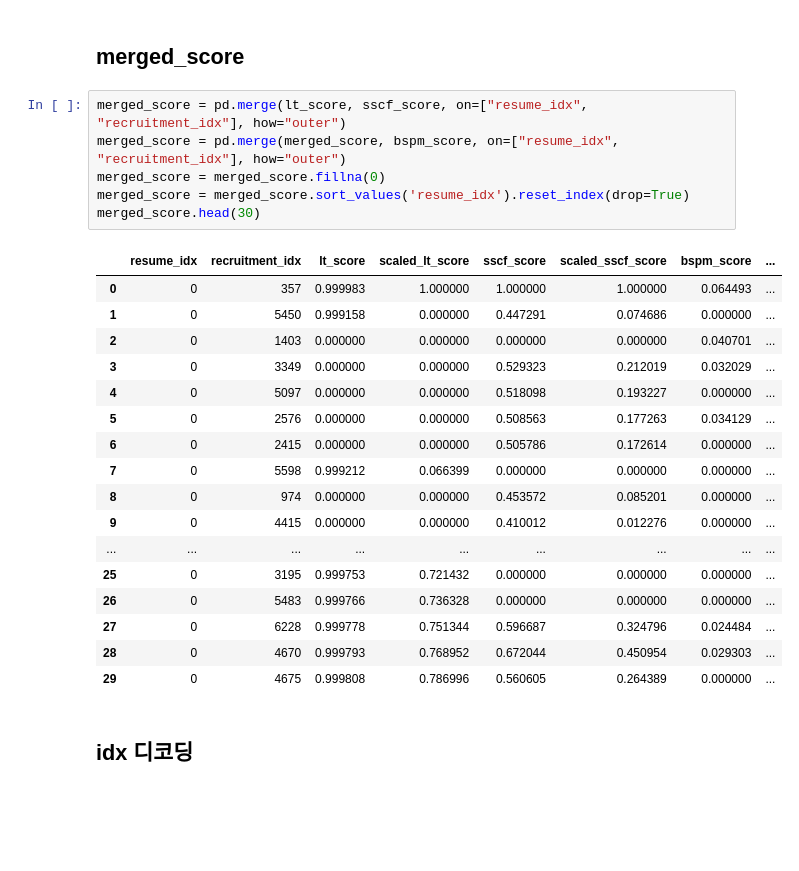
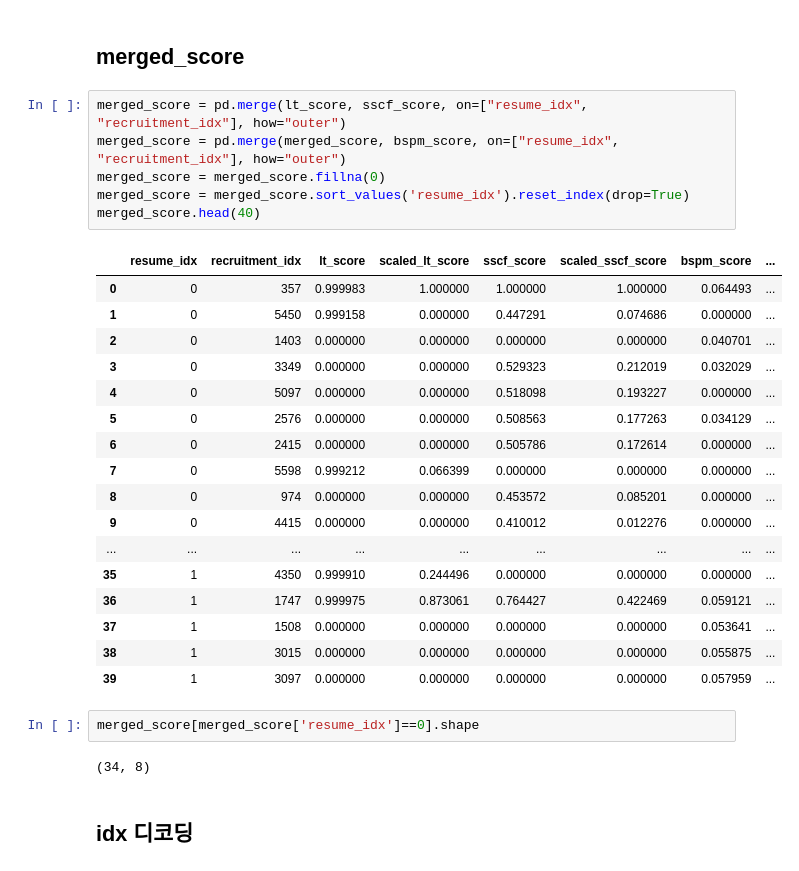
Before and after one commit to tooha289/DACON_Job-Recommendation-System, a Jupyter notebook: Job_Recommendation.ipynb, the cells around one changed output. Cells and saved outputs as stored; diff of their text form; blank space fills up the shorter version.

```diff
--- a/Job_Recommendation.ipynb
+++ b/Job_Recommendation.ipynb
@@ -619,27 +619,31 @@ sscf_score.head(20)
 # %%
 merged_score = pd.merge(lt_score, sscf_score, on=["resume_idx", "recruitment_idx"], how="outer")
 merged_score = pd.merge(merged_score, bspm_score, on=["resume_idx", "recruitment_idx"], how="outer")
 merged_score = merged_score.fillna(0)
 merged_score = merged_score.sort_values('resume_idx').reset_index(drop=True)
-merged_score.head(30)
+merged_score.head(40)
 # %% [output]
 |  | resume_idx | recruitment_idx | lt_score | scaled_lt_score | sscf_score | scaled_sscf_score | bspm_score | ... |
 | 0 | 0 | 357 | 0.999983 | 1.000000 | 1.000000 | 1.000000 | 0.064493 | ... |
 | 1 | 0 | 5450 | 0.999158 | 0.000000 | 0.447291 | 0.074686 | 0.000000 | ... |
 | 2 | 0 | 1403 | 0.000000 | 0.000000 | 0.000000 | 0.000000 | 0.040701 | ... |
 | 3 | 0 | 3349 | 0.000000 | 0.000000 | 0.529323 | 0.212019 | 0.032029 | ... |
 | 4 | 0 | 5097 | 0.000000 | 0.000000 | 0.518098 | 0.193227 | 0.000000 | ... |
 | 5 | 0 | 2576 | 0.000000 | 0.000000 | 0.508563 | 0.177263 | 0.034129 | ... |
 | 6 | 0 | 2415 | 0.000000 | 0.000000 | 0.505786 | 0.172614 | 0.000000 | ... |
 | 7 | 0 | 5598 | 0.999212 | 0.066399 | 0.000000 | 0.000000 | 0.000000 | ... |
 | 8 | 0 | 974 | 0.000000 | 0.000000 | 0.453572 | 0.085201 | 0.000000 | ... |
 | 9 | 0 | 4415 | 0.000000 | 0.000000 | 0.410012 | 0.012276 | 0.000000 | ... |
 | ... | ... | ... | ... | ... | ... | ... | ... | ... |
-| 25 | 0 | 3195 | 0.999753 | 0.721432 | 0.000000 | 0.000000 | 0.000000 | ... |
-| 26 | 0 | 5483 | 0.999766 | 0.736328 | 0.000000 | 0.000000 | 0.000000 | ... |
-| 27 | 0 | 6228 | 0.999778 | 0.751344 | 0.596687 | 0.324796 | 0.024484 | ... |
-| 28 | 0 | 4670 | 0.999793 | 0.768952 | 0.672044 | 0.450954 | 0.029303 | ... |
-| 29 | 0 | 4675 | 0.999808 | 0.786996 | 0.560605 | 0.264389 | 0.000000 | ... |
+| 35 | 1 | 4350 | 0.999910 | 0.244496 | 0.000000 | 0.000000 | 0.000000 | ... |
+| 36 | 1 | 1747 | 0.999975 | 0.873061 | 0.764427 | 0.422469 | 0.059121 | ... |
+| 37 | 1 | 1508 | 0.000000 | 0.000000 | 0.000000 | 0.000000 | 0.053641 | ... |
+| 38 | 1 | 3015 | 0.000000 | 0.000000 | 0.000000 | 0.000000 | 0.055875 | ... |
+| 39 | 1 | 3097 | 0.000000 | 0.000000 | 0.000000 | 0.000000 | 0.057959 | ... |
+# %%
+merged_score[merged_score['resume_idx']==0].shape
+# %% [output]
+(34, 8)
 # %% [markdown]
 ## idx 디코딩
 # %% [markdown]
```
Also changed, not shown: 2 other files.
